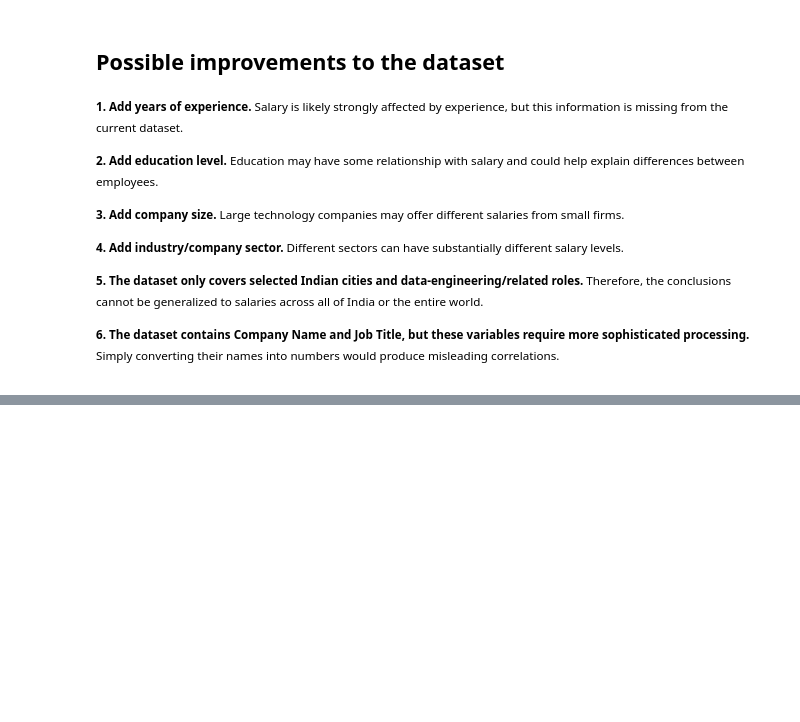
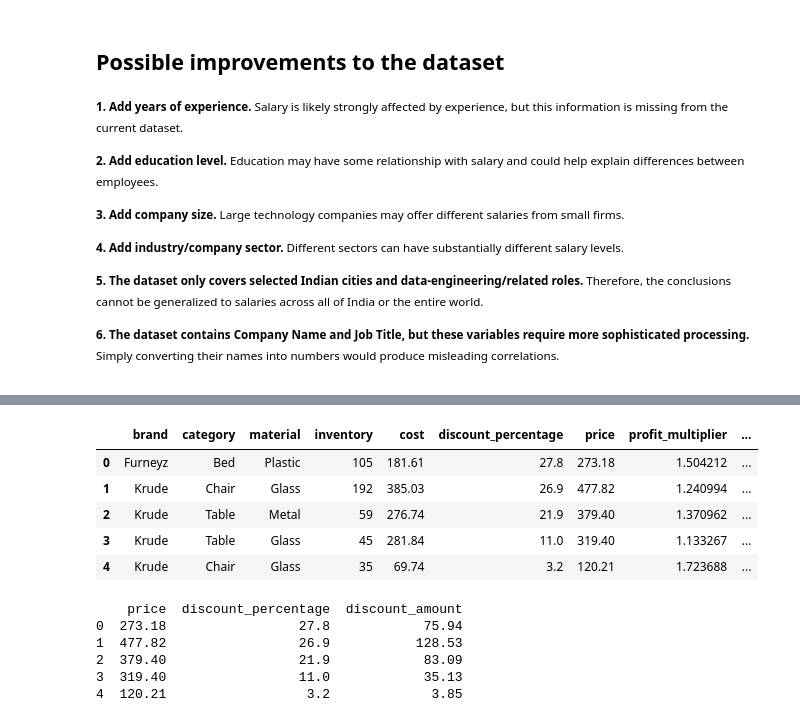
Before and after one commit to harshana25/Data_Analytics_2026_A2504886-, a Jupyter notebook: Excercise_Set_2/test.ipynb, the cells around one changed output, grey strips where cells are left out. Saved outputs shown, nothing was run; the diff lists cells and outputs as text; code cells hidden in the pictures; blank space fills up the shorter version.

```diff
--- a/Excercise_Set_2/test.ipynb
+++ b/Excercise_Set_2/test.ipynb
@@ -356,0 +791,25 @@ df = df.drop_duplicates()
+# %%
+# Now we can remove the old "delivery_days" column
+df = df.drop(columns = ['delivery_days'])
+df.head()
+# %% [output]
+|  | brand | category | material | inventory | cost | discount_percentage | price | profit_multiplier | ... |
+| 0 | Furneyz | Bed | Plastic | 105 | 181.61 | 27.8 | 273.18 | 1.504212 | ... |
+| 1 | Krude | Chair | Glass | 192 | 385.03 | 26.9 | 477.82 | 1.240994 | ... |
+| 2 | Krude | Table | Metal | 59 | 276.74 | 21.9 | 379.40 | 1.370962 | ... |
+| 3 | Krude | Table | Glass | 45 | 281.84 | 11.0 | 319.40 | 1.133267 | ... |
+| 4 | Krude | Chair | Glass | 35 | 69.74 | 3.2 | 120.21 | 1.723688 | ... |
+# %%
+# Calculate the actual discount amount
+df["discount_amount"] = (df["price"] * df["discount_percentage"] / 100)
+
+df["discount_amount"] = df["discount_amount"].round(2)
+
+print(df[["price", "discount_percentage", "discount_amount"]].head())
+# %% [output]
+    price  discount_percentage  discount_amount
+0  273.18                 27.8            75.94
+1  477.82                 26.9           128.53
+2  379.40                 21.9            83.09
+3  319.40                 11.0            35.13
+4  120.21                  3.2             3.85
```
Also changed, not shown: parts of 68 cells of this notebook.
